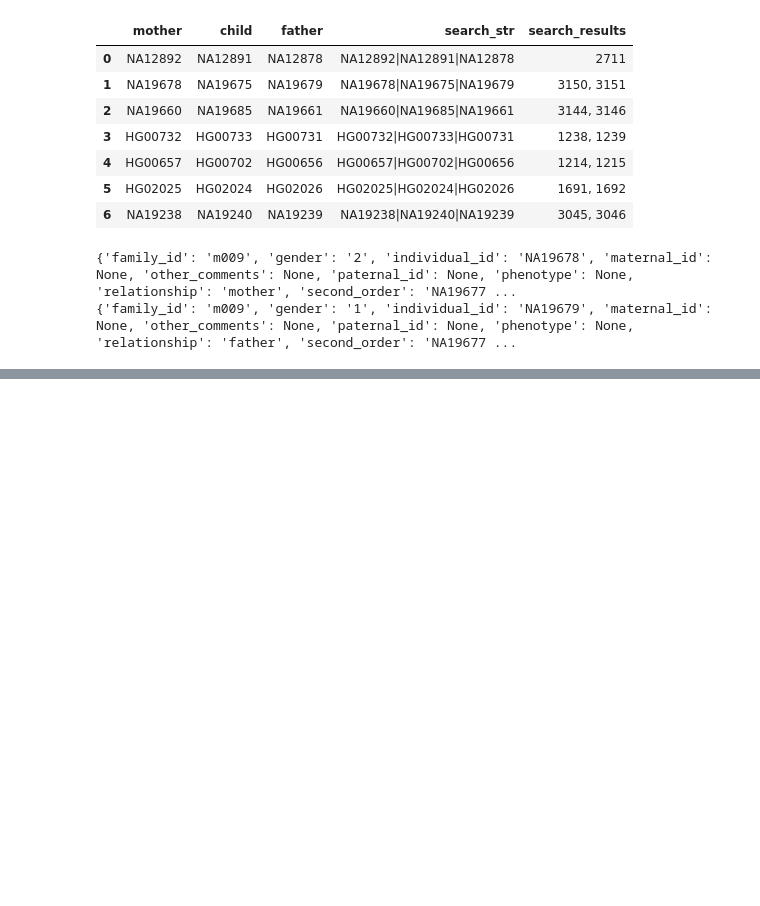
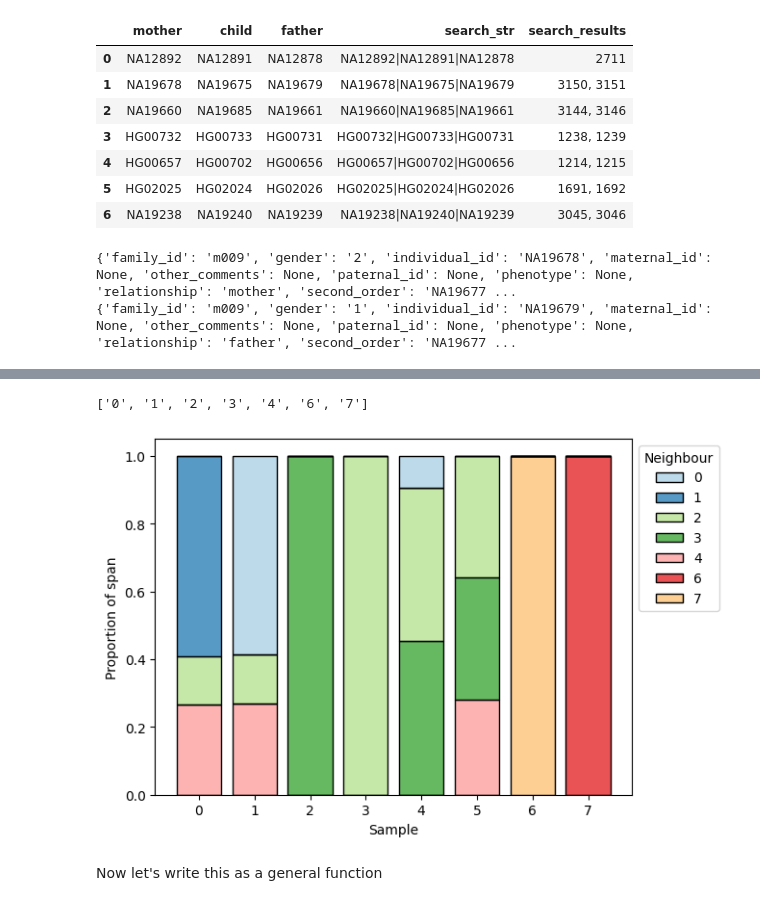
Before and after one commit to duncanMR/pedigrees_project, a Jupyter notebook: 1000_genomes.ipynb, the cells around one changed output, grey strips where cells are left out. Saved outputs shown, nothing was run; the diff lists cells and outputs as text; code cells hidden in the pictures; blank space fills up the shorter version.

Commit message:
Add initial visualisations + plot neighbour span

```diff
--- a/1000_genomes.ipynb
+++ b/1000_genomes.ipynb
@@ -122,0 +209,15 @@ So for all the other trios besides the first (which is the CEU trio), only the p
+# %%
+sample_span = np.zeros((ts2.num_samples, ts2.num_samples))
+
+for tree in ts2.simplify().trees(sample_lists=True):
+    print(f"Visiting tree {tree.index}")
+    if tree.has_single_root:
+        for u in ts2.samples():
+            print(f"  Checking neighbours for sample {u} under parent {tree.parent(u)}")
+            for nearest in tree.samples(tree.parent(u)):
+                if nearest != u:
+                    print(f"    {nearest} is a neighbour of {u}")
+                    print(f"    Adding {tree.span} to the sample span between {u} and {nearest}")
+                    sample_span[u, nearest] += tree.span
+sample_span = sample_span / ts2.sequence_length
+sample_span
@@ -122,0 +258,13 @@ So for all the other trios besides the first (which is the CEU trio), only the p
+# %%
+n = 3
+
+samples = [str(s) for s in ts2.samples()]
+span_df = pd.DataFrame(sample_span.T, columns = samples)
+span_df['sample'] = samples
+span_melted = span_df.melt(id_vars=['sample'])
+span_melted.set_index('sample',drop=True, inplace=True)
+topn = span_melted.groupby('variable')['value'].nlargest(n).reset_index()
+topn.columns = ['Sample','Neighbour','Value']
+topn['Norm_Value'] = topn['Value']/ topn.groupby('Sample')['Value'].transform('sum')
+topn = topn.sort_values(['Sample', 'Norm_Value'], ascending=True)
+topn
@@ -122,0 +289,17 @@ So for all the other trios besides the first (which is the CEU trio), only the p
+# %%
+neighbours = topn['Neighbour'].drop_duplicates().to_list()
+neighbours.sort()
+neighbours
+# %% [output]
+['0', '1', '2', '3', '4', '6', '7']
+# %%
+ax = sns.histplot(topn, x='Sample', hue='Neighbour', weights='Norm_Value',
+                  multiple='stack', shrink=0.8, hue_order = neighbours, palette="Paired")
+sns.move_legend(ax, "upper left", bbox_to_anchor=(1, 1))
+ax.set(xlabel='Sample', ylabel='Proportion of span')
+
+plt.show()
+# %% [output]
+[figure, added]
+# %% [markdown]
+Now let's write this as a general function
```
Also changed, not shown: parts of 17 cells of this notebook, 1 other file.
